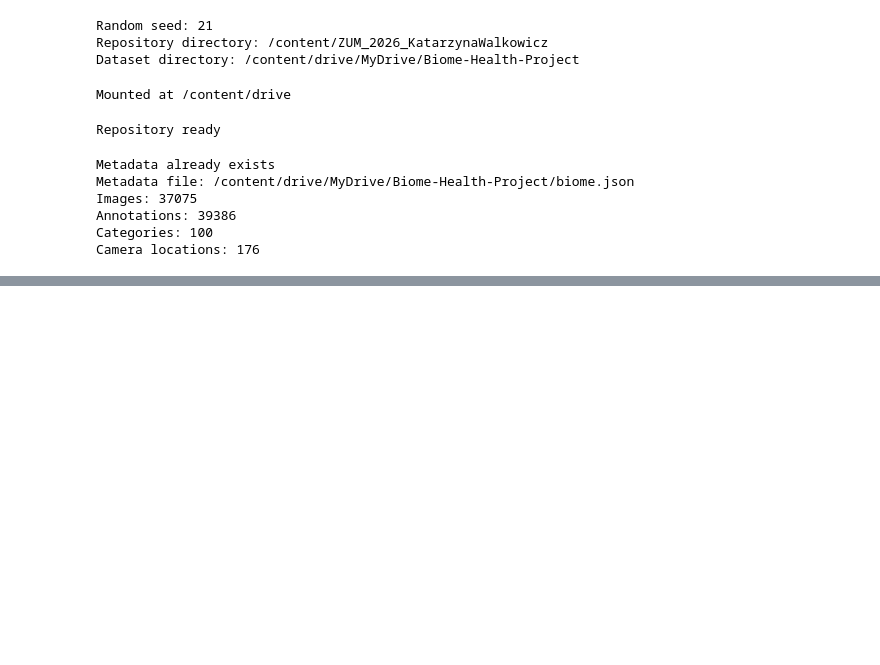
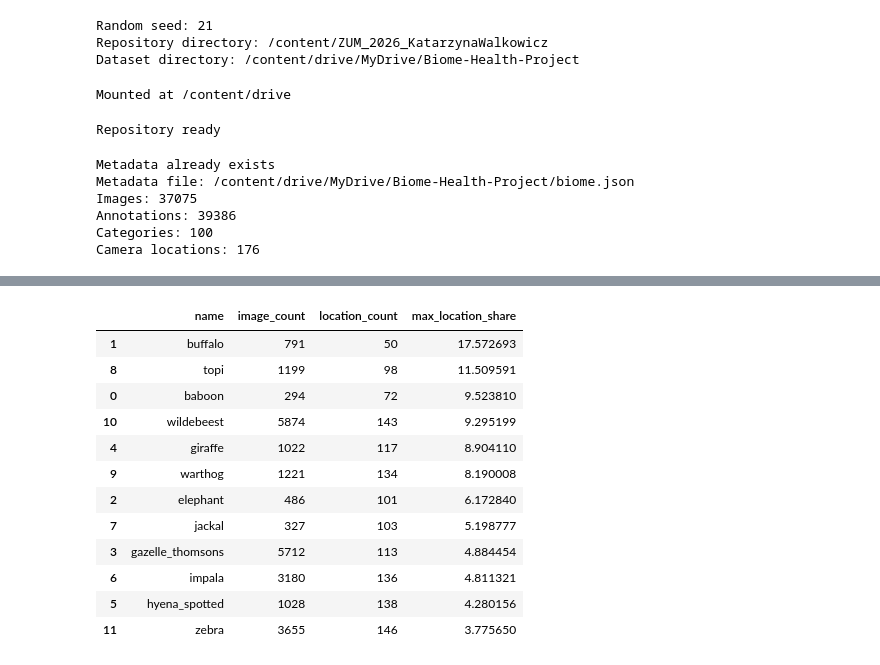
Before and after one commit to s26732-ctrl/ZUM_2026_KatarzynaWalkowicz, a Jupyter notebook: notebooks/01_data_and_protocol.ipynb, the cells around one changed output, grey strips where cells are left out. Drawn from its saved outputs; the diff is of its cells as text; code cells hidden in the pictures; blank space fills up the shorter version.

```diff
--- a/notebooks/01_data_and_protocol.ipynb
+++ b/notebooks/01_data_and_protocol.ipynb
@@ -74,0 +379,15 @@ Camera locations: 176
+# %%
+selected_data = single_label_data[
+    single_label_data["category_id"].isin(selected_stats["category_id"])
+].copy()
+
+selected_data = selected_data.merge(
+    categories_df,
+    left_on="category_id",
+    right_on="id",
+    suffixes=("", "_category")
+)
+
+print("Selected images:", len(selected_data))
+print("Selected classes:", selected_data["name"].nunique())
+print("Camera locations:", selected_data["location"].nunique())
@@ -74,0 +428,42 @@ Camera locations: 176
+# %%
+species_location_counts = (
+    selected_data.groupby(["name", "location"])
+    .size()
+    .reset_index(name="image_count")
+)
+
+species_concentration = (
+    species_location_counts
+    .groupby("name")["image_count"]
+    .max()
+    .reset_index(name="max_images_at_one_location")
+    .merge(
+        selected_stats[["name", "image_count", "location_count"]],
+        on="name"
+    )
+)
+
+species_concentration["max_location_share"] = (
+    species_concentration["max_images_at_one_location"]
+    / species_concentration["image_count"] * 100
+)
+
+display(
+    species_concentration[
+        ["name", "image_count", "location_count", "max_location_share"]
+    ].sort_values("max_location_share", ascending=False)
+)
+# %% [output]
+|  | name | image_count | location_count | max_location_share |
+| 1 | buffalo | 791 | 50 | 17.572693 |
+| 8 | topi | 1199 | 98 | 11.509591 |
+| 0 | baboon | 294 | 72 | 9.523810 |
+| 10 | wildebeest | 5874 | 143 | 9.295199 |
+| 4 | giraffe | 1022 | 117 | 8.904110 |
+| 9 | warthog | 1221 | 134 | 8.190008 |
+| 2 | elephant | 486 | 101 | 6.172840 |
+| 7 | jackal | 327 | 103 | 5.198777 |
+| 3 | gazelle_thomsons | 5712 | 113 | 4.884454 |
+| 6 | impala | 3180 | 136 | 4.811321 |
+| 5 | hyena_spotted | 1028 | 138 | 4.280156 |
+| 11 | zebra | 3655 | 146 | 3.775650 |
```
Also changed, not shown: parts of 38 cells of this notebook.
